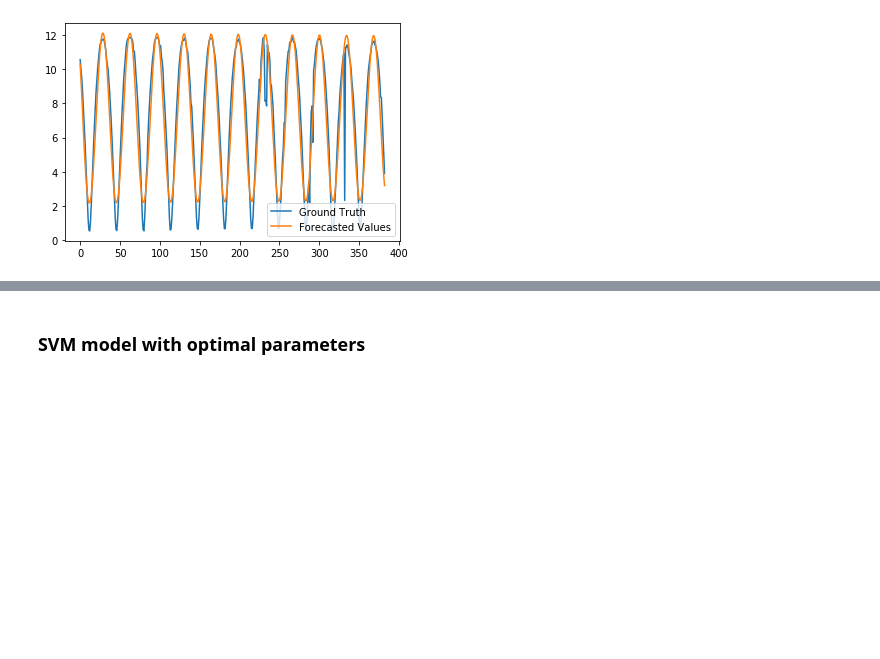
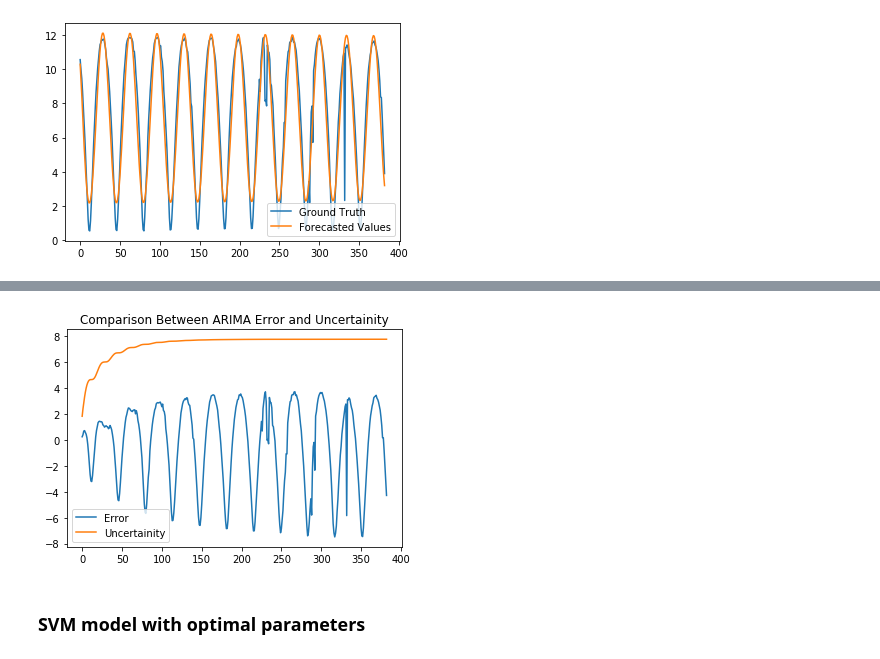
Before and after one commit to kkaran0908/Energy-Analysis, a Jupyter notebook: COMPARISON BETWEEN ALL MODELS (ARMA, GPR, SVR).ipynb, the cells around one changed output, grey strips where cells are left out. Drawn from its saved outputs; the diff is of its cells as text; code cells hidden in the pictures; blank space fills up the shorter version.

```diff
--- a/COMPARISON BETWEEN ALL MODELS (ARMA, GPR, SVR).ipynb
+++ b/COMPARISON BETWEEN ALL MODELS (ARMA, GPR, SVR).ipynb
@@ -188,3 +247,11 @@ plt.legend(["Ground Truth","Forecasted Values"])
+# %%
+plt.plot(error)
+plt.plot(stderr*1.96)
+plt.title("Comparison Between ARIMA Error and Uncertainity")
+plt.legend(["Error","Uncertainity"])
+plt.show()
+# %% [output]
+[figure, added]
 # %% [markdown]
 ### SVM model with optimal parameters
 # %%
```
Also changed, not shown: parts of 15 cells of this notebook.
